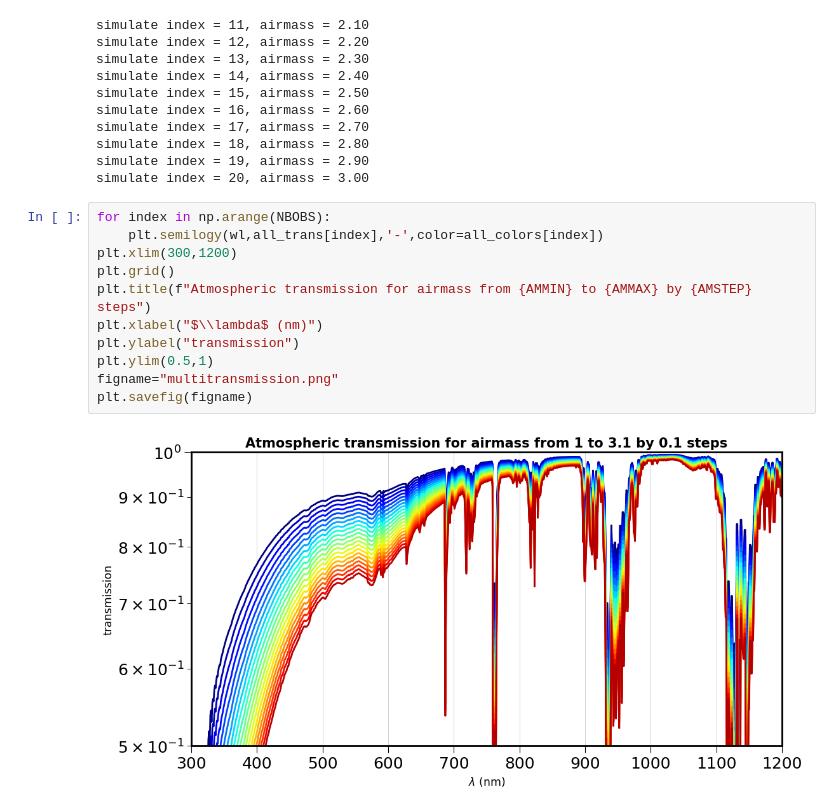
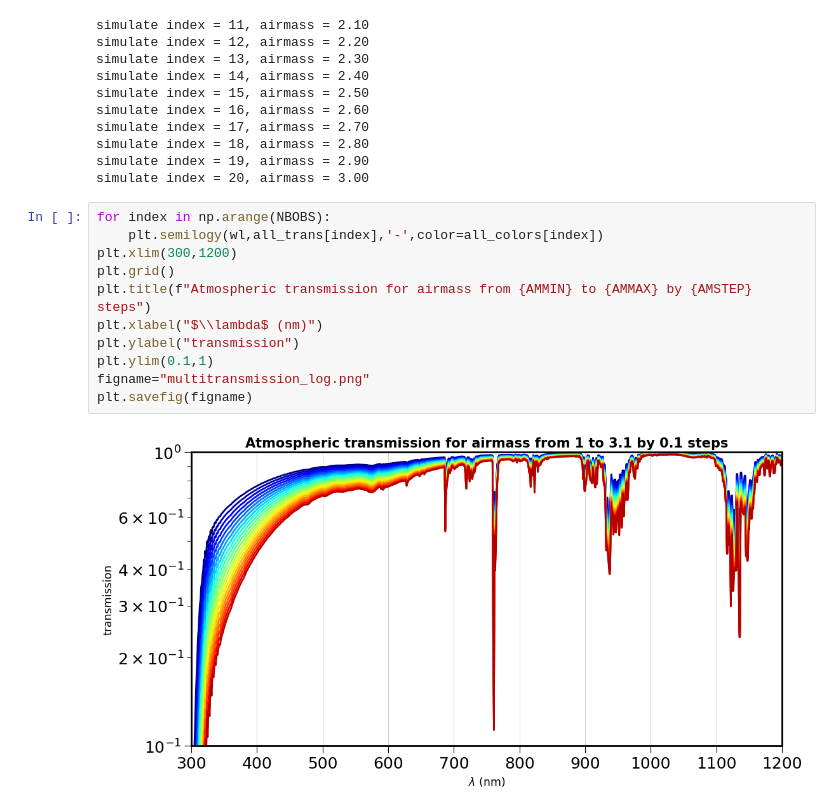
Before and after one commit to LSSTDESC/libradtranpy, a Jupyter notebook: docs/notebooks/libradtranpy/SimuRT_vs_Airmass.ipynb, the cells around one changed output. Saved outputs shown, nothing was run; the diff lists cells and outputs as text.

```diff
--- a/docs/notebooks/libradtranpy/SimuRT_vsairmass.ipynb
+++ b/docs/notebooks/libradtranpy/SimuRT_vs_Airmass.ipynb
@@ -121,13 +123,13 @@ simulate index = 20, airmass = 3.00
 # %%
 for index in np.arange(NBOBS):
     plt.semilogy(wl,all_trans[index],'-',color=all_colors[index])
 plt.xlim(300,1200)
 plt.grid()
 plt.title(f"Atmospheric transmission for airmass from {AMMIN} to {AMMAX} by {AMSTEP} steps")
 plt.xlabel("$\\lambda$ (nm)")
 plt.ylabel("transmission")
-plt.ylim(0.5,1)
-figname="multitransmission.png"
+plt.ylim(0.1,1)
+figname="multitransmission_log.png"
 plt.savefig(figname)
 # %% [output]
-[figure, old version]
+[figure, new version]
```
Also changed, not shown: parts of 2 cells of this notebook, 3 other files.
